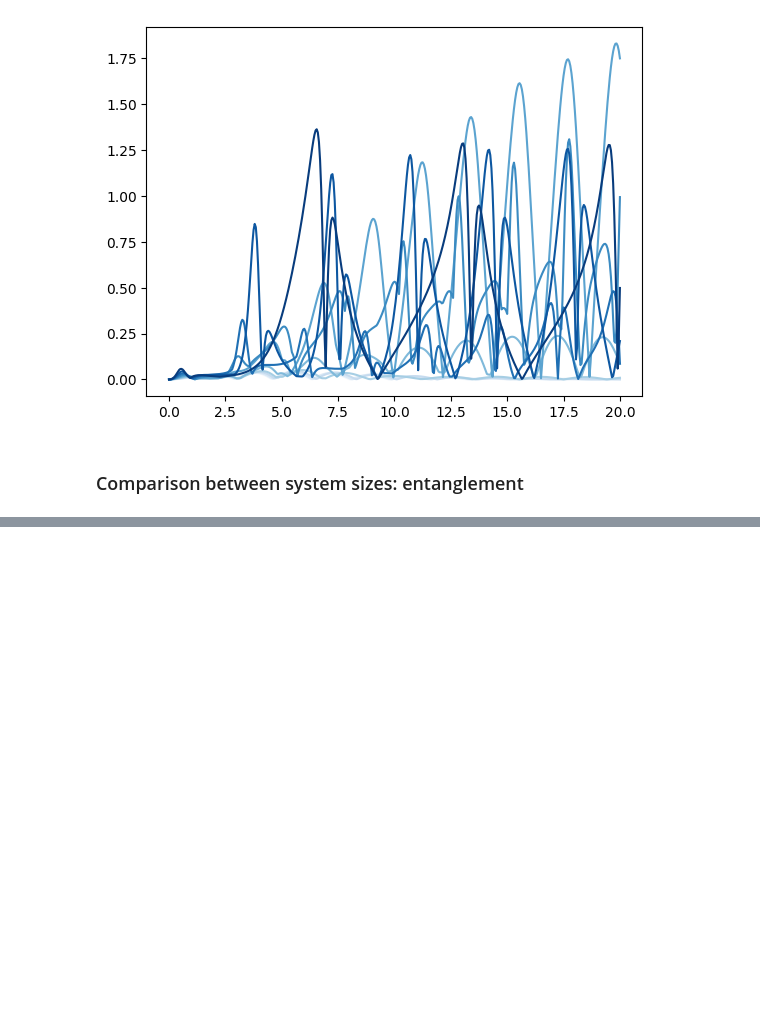
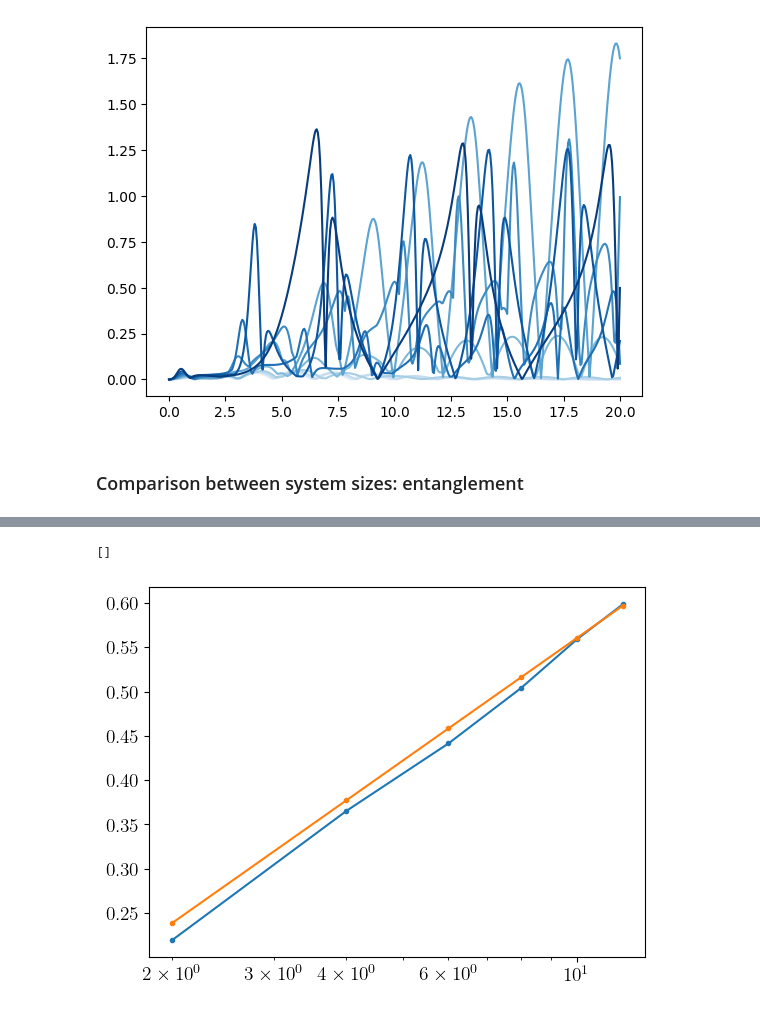
Before and after one commit to mwauters92/Non-hermitian-design, a Jupyter notebook: main.ipynb, the cells around one changed output, grey strips where cells are left out. Saved outputs shown, nothing was run; the diff lists cells and outputs as text; code cells hidden in the pictures; blank space fills up the shorter version.

```diff
--- a/main.ipynb
+++ b/main.ipynb
@@ -603,0 +615,8 @@ plt.plot(N_list,[data_dict['sse',N] for N in N_list])
+# %%
+plt.plot(N_list,ent_pippo,'.-')
+plt.plot(N_list,0.1+0.2*np.log(np.array(N_list)),'.-')
+
+plt.semilogx()
+# %% [output]
+[]
+[figure, added]
```
Also changed, not shown: parts of 4 cells of this notebook, 4 other files.
